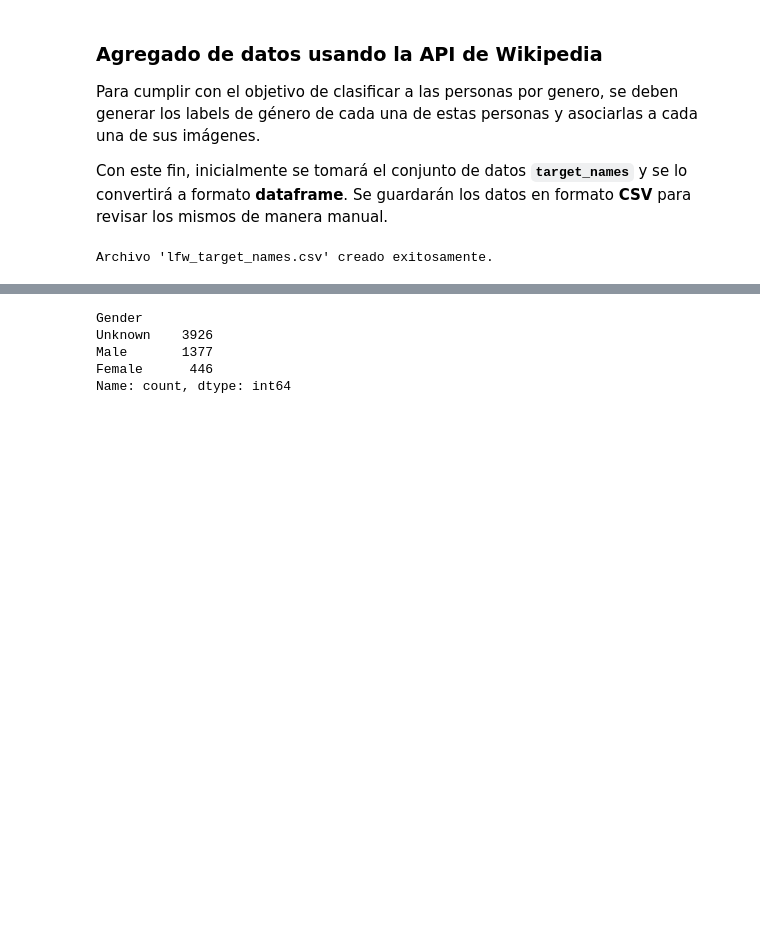
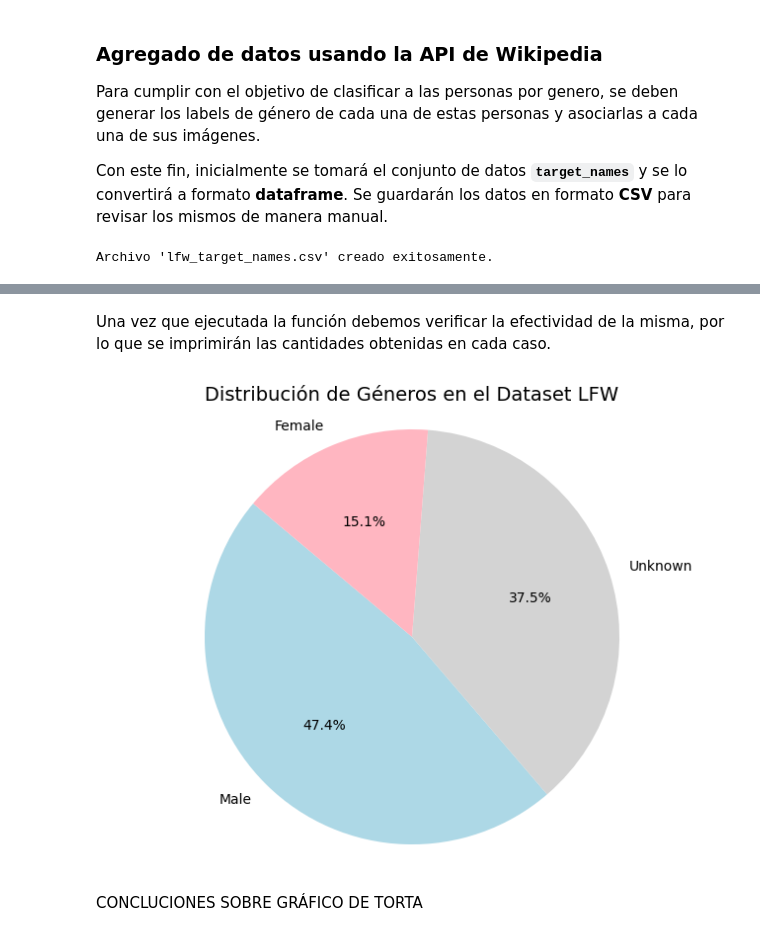
Before and after one commit to jquelas/face_recognition_classifier, a Jupyter notebook: face_recognition_classifier.ipynb, the cells around one changed output, grey strips where cells are left out. Cells and saved outputs as stored; diff of their text form; code cells hidden in the pictures; blank space fills up the shorter version.

Commit message:
Addition of new functions to determine gender of each image and analyze the dataset.

```diff
--- a/face_recognition_classifier.ipynb
+++ b/face_recognition_classifier.ipynb
@@ -294,17 +361,36 @@ The code that caused this warning is on line 389 of the file /home/jorge/Escrito
+# %% [markdown]
+Una vez que ejecutada la función debemos verificar la efectividad de la misma, por lo que se imprimirán las cantidades obtenidas en cada caso.
 # %%
-import pandas as pd
-
-# Load the CSV file
+# Cargar el archivo CSV con los nombres y géneros
 df = pd.read_csv('lfw_target_names_and_gender.csv')
 
-# Count occurrences of each gender
+# Contar la cantidad de ocurrencias de cada género
 gender_counts = df['Gender'].value_counts()
 
-# Print the counts
-print(gender_counts)
+# Definir los colores según el género
+color_mapping = {
+    'Male': 'lightblue',
+    'Female': 'lightpink',
+    'Unknown': 'lightgray'
+}
+
+# Obtener los colores en el orden correcto según los labels
+colors = [color_mapping[gender] for gender in gender_counts.index]
+
+# Crear un gráfico de torta para visualizar la distribución de géneros
+plt.figure(figsize=(8, 6))
+plt.pie(
+    gender_counts,
+    labels=gender_counts.index,
+    autopct='%1.1f%%',         # Mostrar el porcentaje en cada sección
+    startangle=140,            # Rotar el gráfico para mejor orientación
+    colors=colors              # Aplicar los colores personalizados
+)
+
+plt.title('Distribución de Géneros en el Dataset LFW', fontsize=14)
+plt.axis('equal')  # Mantener proporción de círculo
+plt.show()
 # %% [output]
-Gender
-Unknown    3926
-Male       1377
-Female      446
-Name: count, dtype: int64
+[figure, added]
+# %% [markdown]
+CONCLUCIONES SOBRE GRÁFICO DE TORTA
```
Also changed, not shown: parts of 17 cells of this notebook, 1 other file.
